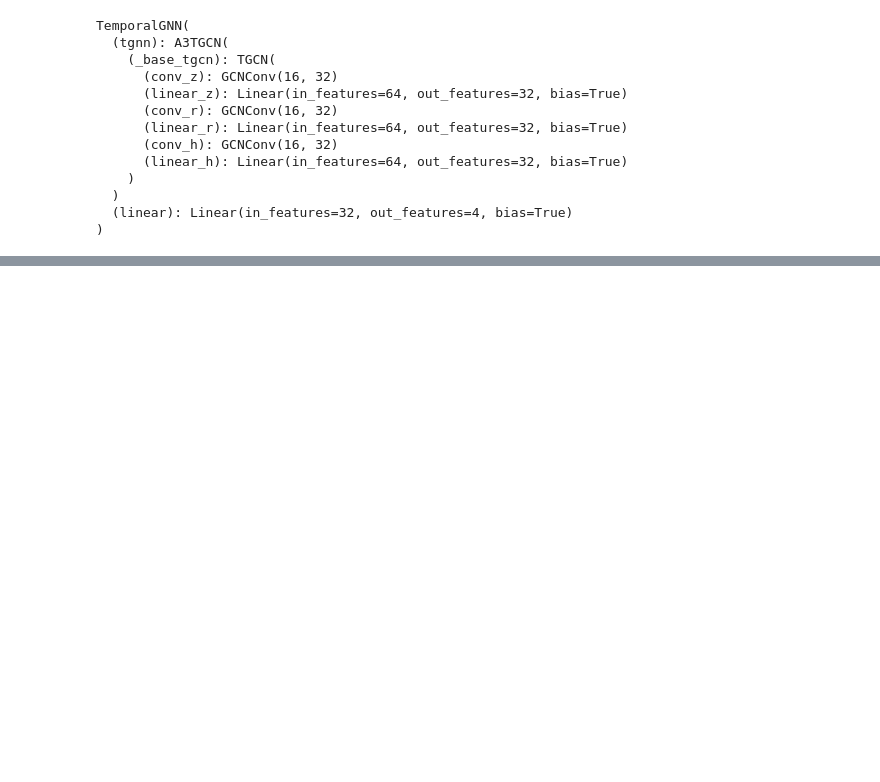
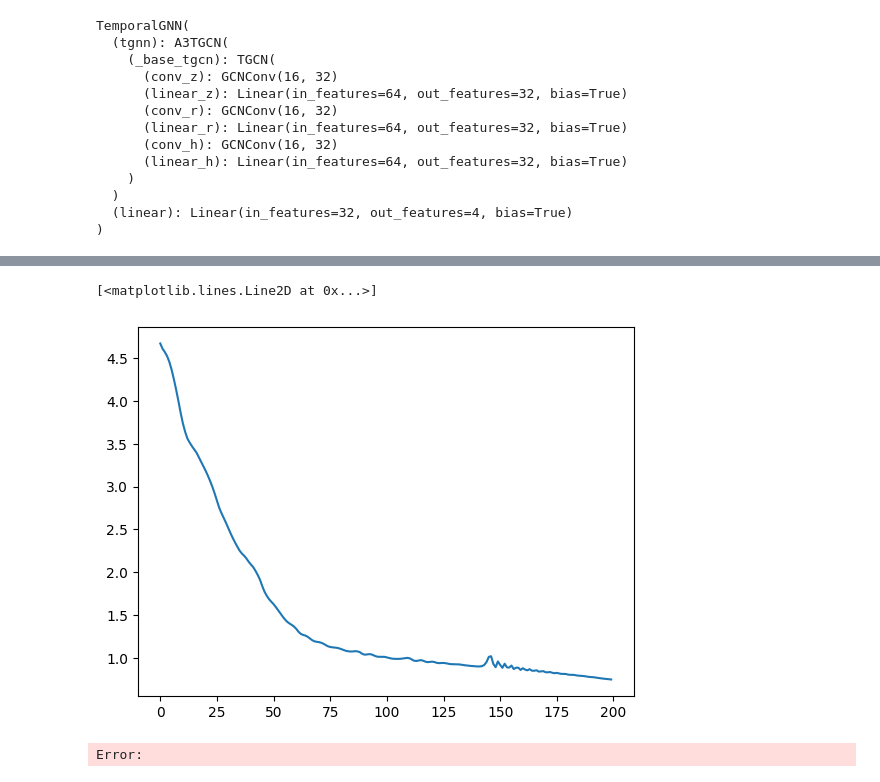
Before and after one commit to Kriznar4/GraphVolt, a Jupyter notebook: notebooks/00-kk-sandboy.ipynb, the cells around one changed output, grey strips where cells are left out. Cells and saved outputs as stored; diff of their text form; code cells hidden in the pictures; blank space fills up the shorter version.

```diff
--- a/notebooks/00-kk-sandboy.ipynb
+++ b/notebooks/00-kk-sandboy.ipynb
@@ -136,0 +342,7 @@ Epoch 14 train MSE: 0.5413
+# %%
+mese_array = np.sqrt(np.array(mses))*4.646129
+plt.plot(mese_array)
+# %% [output]
+[<matplotlib.lines.Line2D at 0x...>]
+[figure, added]
+Error:
```
Also changed, not shown: parts of 10 cells of this notebook, 1 other file.
